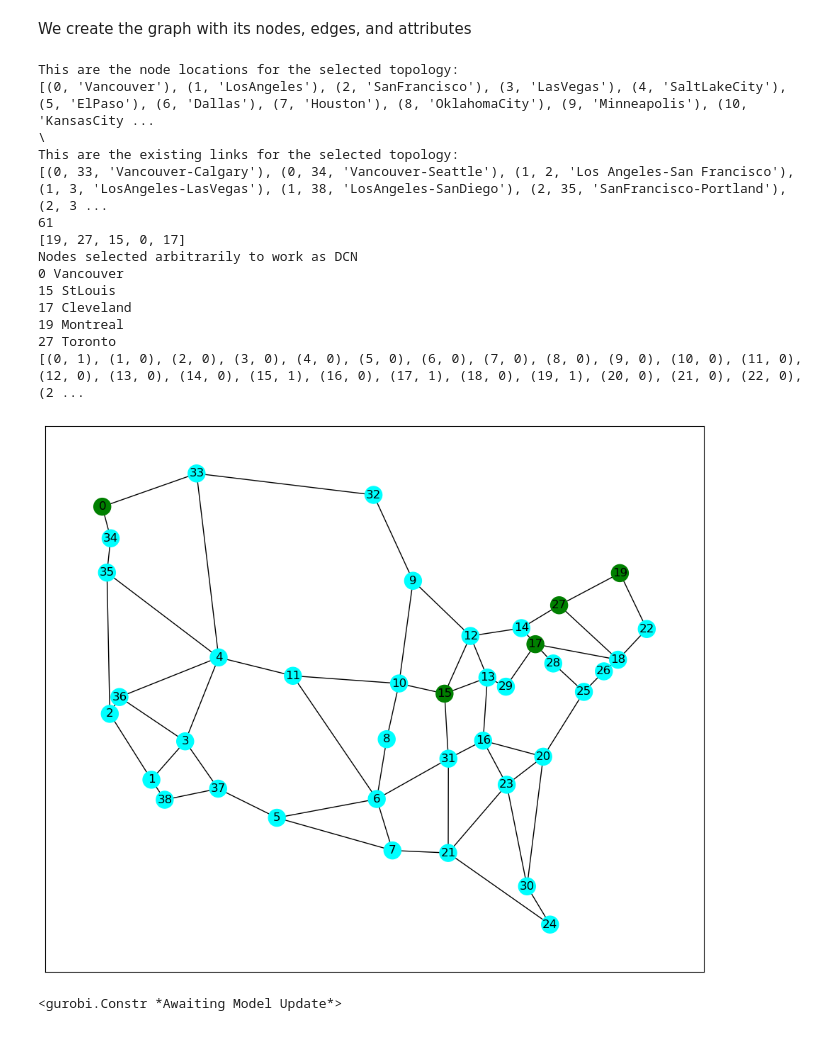
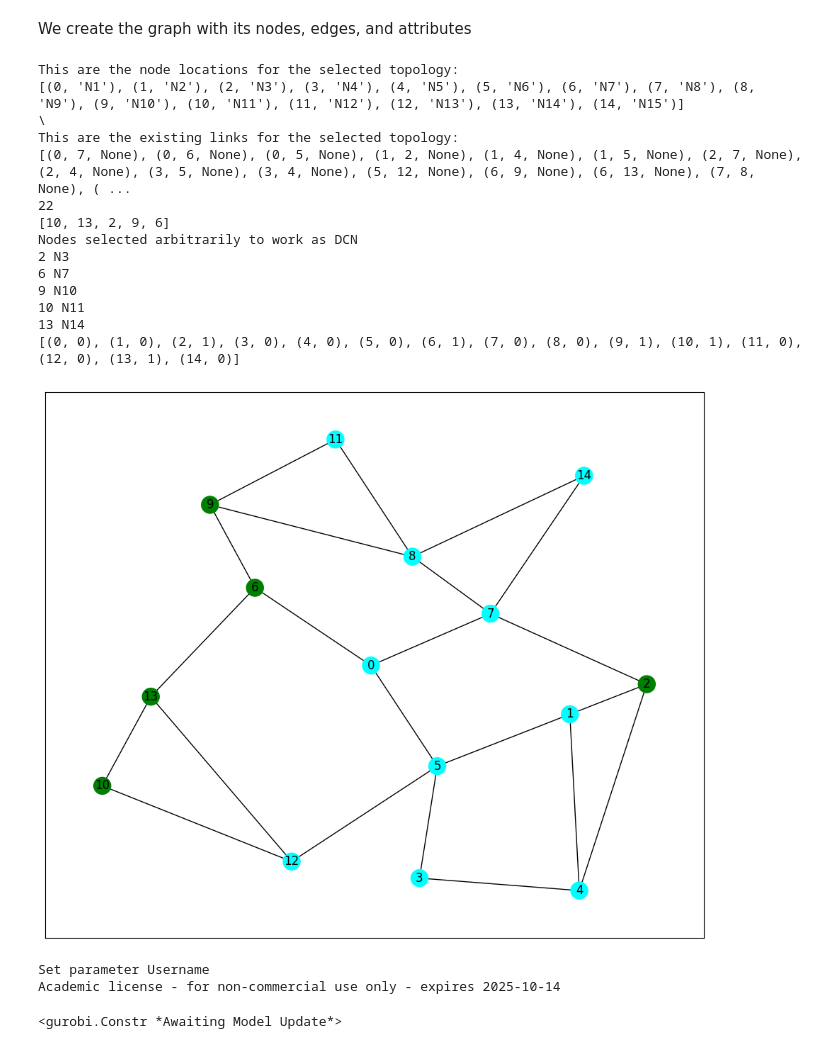
Before and after one commit to ehsan5890/Chalmers-Security-Analysis-of-Distributed-Consensus-based-Network-Architecture-ILP, a Jupyter notebook: Link-cut only model/LPI-DCN-Performance-Assesment.ipynb, the cells around one changed output. Cells and saved outputs as stored; diff of their text form; code cells hidden in the pictures.

```diff
--- a/Link-cut only model/LPI-DCN-Performance-Assesment.ipynb
+++ b/Link-cut only model/LPI-DCN-Performance-Assesment.ipynb
@@ -14,7 +14,8 @@ We create the graph with its nodes, edges, and attributes
 graph=nx.Graph()
 # %%
 #to select US-Canada graph, write './us-ca.gml', for EU graph './eu.gml', and for Atlanta graph './atlanta.gml'
-V=nx.read_gml('./us-ca.gml',destringizer=int)
+# V=nx.read_gml('./us-ca.gml',destringizer=int)
+V = nx.read_gml('./atlanta.gml', destringizer=int)
 N=5
 print('This are the node locations for the selected topology:')
 print(V.nodes(data='name'))
@@ -38,44 +39,44 @@ while i<N:
     if tmp not in DCN_sel:
         DCN_sel.append(tmp)
         i=i+1
 print(DCN_sel)
 #DCN_sel=[4,9,12,13,24]
 
 for i in V.nodes():
     if i in DCN_sel:
         V.nodes[i]['S']=1
 
     else:
         V.nodes[i]['S']=0
 print("Nodes selected arbitrarily to work as DCN")
 for i in V.nodes():
     if V.nodes[i]['S']==1:
         print(i,V.nodes[i]["name"])
 print(V.nodes(data='S'))
 color_map2 = []
 for i in V.nodes():
     if V.nodes[i]['S']==1:
         color_map2.append('green')
     else:
         color_map2.append('cyan')
 plt.figure(figsize=(12, 10))
 nx.draw_networkx(V, with_labels=True,node_color=color_map2, pos=node_positions)
 # %% [output]
 This are the node locations for the selected topology:
-[(0, 'Vancouver'), (1, 'LosAngeles'), (2, 'SanFrancisco'), (3, 'LasVegas'), (4, 'SaltLakeCity'), (5, 'ElPaso'), (6, 'Dallas'), (7, 'Houston'), (8, 'OklahomaCity'), (9, 'Minneapolis'), (10, 'KansasCity ...
+[(0, 'N1'), (1, 'N2'), (2, 'N3'), (3, 'N4'), (4, 'N5'), (5, 'N6'), (6, 'N7'), (7, 'N8'), (8, 'N9'), (9, 'N10'), (10, 'N11'), (11, 'N12'), (12, 'N13'), (13, 'N14'), (14, 'N15')]
 \
 This are the existing links for the selected topology:
-[(0, 33, 'Vancouver-Calgary'), (0, 34, 'Vancouver-Seattle'), (1, 2, 'Los Angeles-San Francisco'), (1, 3, 'LosAngeles-LasVegas'), (1, 38, 'LosAngeles-SanDiego'), (2, 35, 'SanFrancisco-Portland'), (2, 3 ...
-61
-[19, 27, 15, 0, 17]
+[(0, 7, None), (0, 6, None), (0, 5, None), (1, 2, None), (1, 4, None), (1, 5, None), (2, 7, None), (2, 4, None), (3, 5, None), (3, 4, None), (5, 12, None), (6, 9, None), (6, 13, None), (7, 8, None), ( ...
+22
+[10, 13, 2, 9, 6]
 Nodes selected arbitrarily to work as DCN
-0 Vancouver
-15 StLouis
-17 Cleveland
-19 Montreal
-27 Toronto
-[(0, 1), (1, 0), (2, 0), (3, 0), (4, 0), (5, 0), (6, 0), (7, 0), (8, 0), (9, 0), (10, 0), (11, 0), (12, 0), (13, 0), (14, 0), (15, 1), (16, 0), (17, 1), (18, 0), (19, 1), (20, 0), (21, 0), (22, 0), (2 ...
+2 N3
+6 N7
+9 N10
+10 N11
+13 N14
+[(0, 0), (1, 0), (2, 1), (3, 0), (4, 0), (5, 0), (6, 1), (7, 0), (8, 0), (9, 1), (10, 1), (11, 0), (12, 0), (13, 1), (14, 0)]
-[figure, old version]
+[figure, new version]
 # %%
 nw_mod=Model(name="nw")
 
@@ -112,7 +113,9 @@ nw_mod.addConstr(sum(V.nodes[i]['S'] * z[i] for i in V.nodes()) <= (math.ceil(N/
 #nw_mod.addConstr(sum(int(V.nodes[i]['S']) * y[i] for i in V.nodes()) <= (math.floor(N/2)) - 1, 'constraint_sum_S_y')
 #nw_mod.addConstr(sum(int(V.nodes[i]['S']) * z[i] for i in V.nodes()) <= (math.floor(N/2)) - 1, 'constraint_sum_S_z')
 # %% [output]
-<gurobi.Constr *Awaiting Model Update*>
+Set parameter Username
+Academic license - for non-commercial use only - expires 2025-10-14
+<gurobi.Constr *Awaiting Model Update*>
 # %%
 '''for i in V.nodes():
     for j in V.nodes():
```
Also changed, not shown: parts of 2 cells of this notebook, 4 other files.
